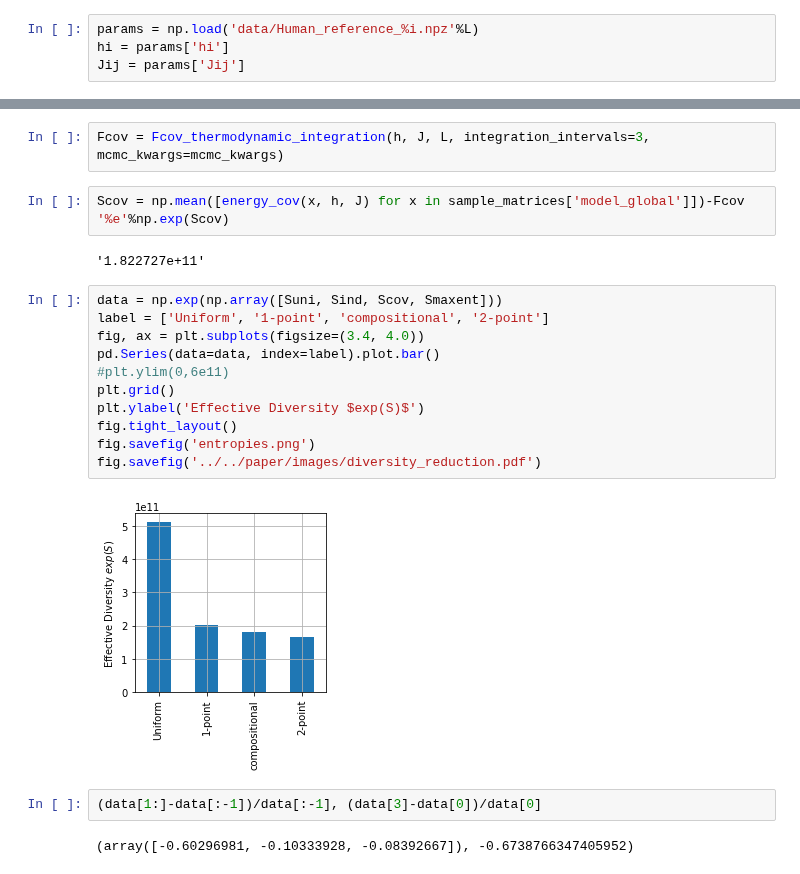
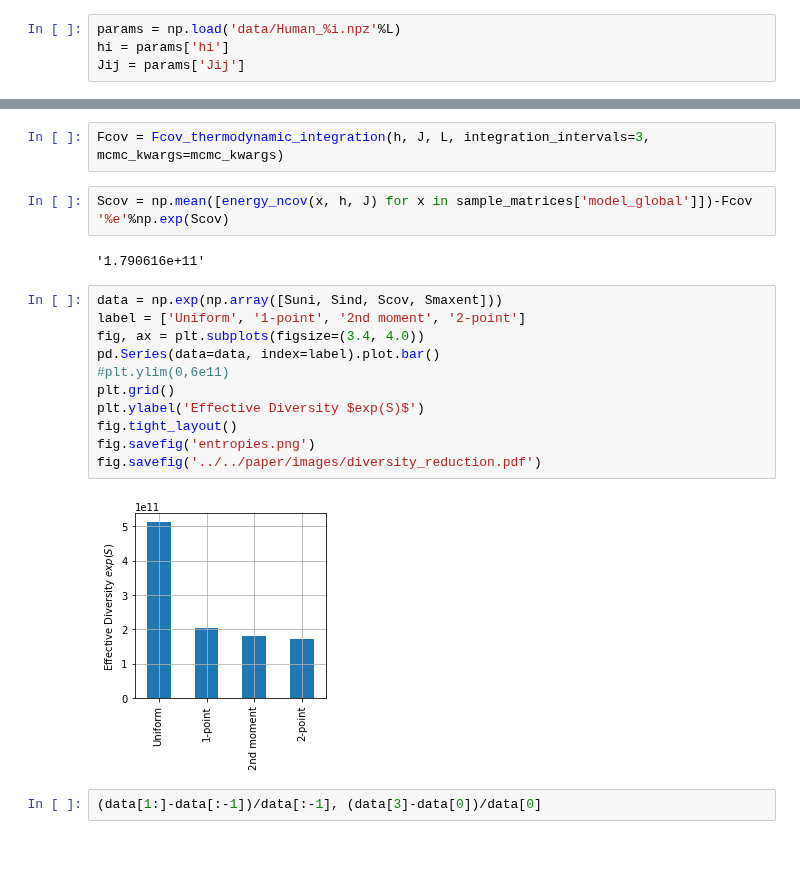
Before and after one commit to andim/peptidome, a Jupyter notebook: code/maxent/entropy_calculation.ipynb, the cells around one changed output, grey strips where cells are left out. Saved outputs shown, nothing was run; the diff lists cells and outputs as text.

```diff
--- a/code/maxent/entropy_calculation.ipynb
+++ b/code/maxent/entropy_calculation.ipynb
@@ -23,7 +23,7 @@ proteome = proteome_path('Human')
 seed = 1234
 prng = np.random.RandomState(seed)
 # %%
-params = np.load('data/Human_reference_%i.npz'%L)
+params = np.load('data/Human_%i.npz'%L)
 hi = params['hi']
 Jij = params['Jij']
 # %%
@@ -94,24 +94,22 @@ J = params['J']
 # %%
 Fcov = Fcov_thermodynamic_integration(h, J, L, integration_intervals=3, mcmc_kwargs=mcmc_kwargs)
 # %%
-Scov = np.mean([energy_cov(x, h, J) for x in sample_matrices['model_global']])-Fcov
+Scov = np.mean([energy_ncov(x, h, J) for x in sample_matrices['model_global']])-Fcov
 '%e'%np.exp(Scov)
 # %% [output]
-'1.822727e+11'
+'1.790616e+11'
 # %%
 data = np.exp(np.array([Suni, Sind, Scov, Smaxent]))
-label = ['Uniform', '1-point', 'compositional', '2-point']
+label = ['Uniform', '1-point', '2nd moment', '2-point']
 fig, ax = plt.subplots(figsize=(3.4, 4.0))
 pd.Series(data=data, index=label).plot.bar()
 #plt.ylim(0,6e11)
 plt.grid()
 plt.ylabel('Effective Diversity $exp(S)$')
 fig.tight_layout()
 fig.savefig('entropies.png')
 fig.savefig('../../paper/images/diversity_reduction.pdf')
 # %% [output]
-[figure, old version]
+[figure, new version]
 # %%
 (data[1:]-data[:-1])/data[:-1], (data[3]-data[0])/data[0]
-# %% [output]
-(array([-0.60296981, -0.10333928, -0.08392667]), -0.6738766347405952)
```
Also changed, not shown: parts of 3 cells of this notebook, 7 other files.
